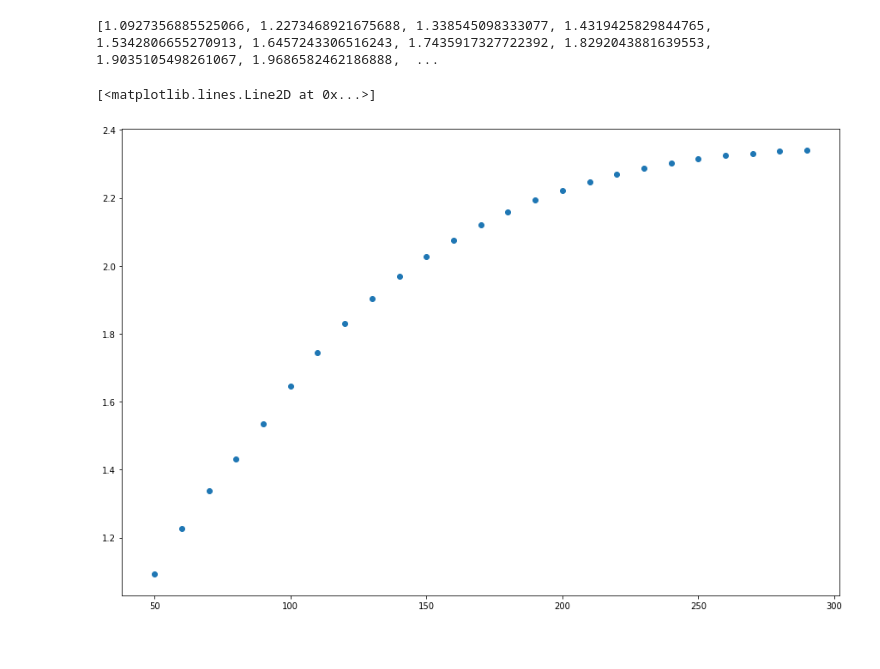
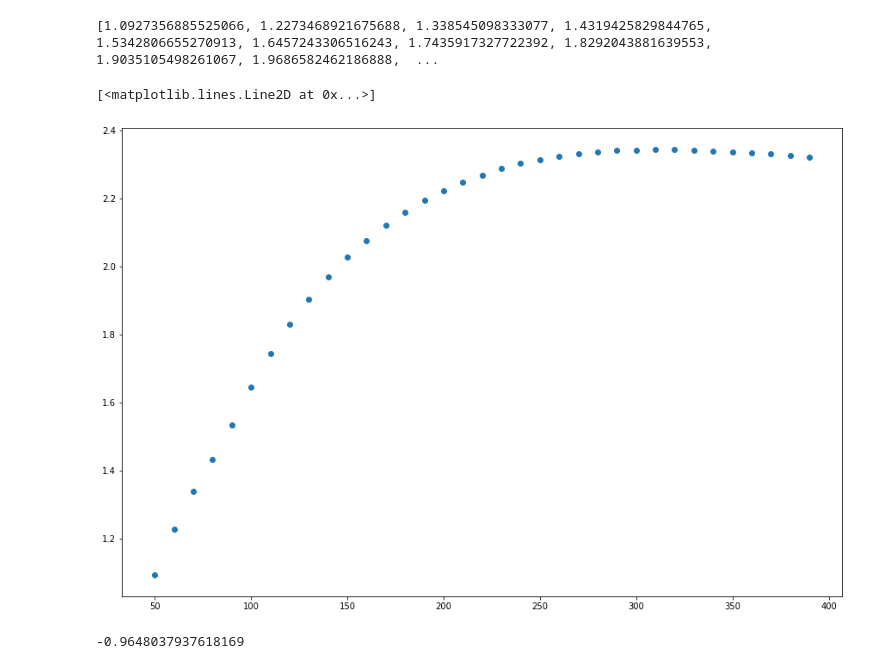
Before and after one commit to qwertpas/saltosim, a Jupyter notebook: notebooks/MAsim.ipynb, the cells around one changed output. Cells and saved outputs as stored; diff of their text form; code cells hidden in the pictures.

Commit message:
optimized param graphs

```diff
--- a/notebooks/MAsim.ipynb
+++ b/notebooks/MAsim.ipynb
@@ -134,16 +137,14 @@ avg motor speed proportion 0.501663374401136
 # %%
-test_ks = np.arange(50, 300, 10)
+test_ks = np.arange(50, 400, 10)
 end_vels = []
 
 for i in test_ks:
     end_vel = solve_end_vel(i, get_TSA_mult, get_link_mult, doPlot=False)
     end_vels.append(end_vel)
 
 print(end_vels)
 plt.plot(test_ks, end_vels, 'o')
-
-#TODO: what's the optimal MA profile? make function where input is MA profile and output is max vel (try diff k).
 # %% [output]
 [1.0927356885525066, 1.2273468921675688, 1.338545098333077, 1.4319425829844765, 1.5342806655270913, 1.6457243306516243, 1.7435917327722392, 1.8292043881639553, 1.9035105498261067, 1.9686582462186888,  ...
 [<matplotlib.lines.Line2D at 0x...>]
-[figure, old version]
+[figure, new version]
@@ -149,0 +153,24 @@ plt.plot(test_ks, end_vels, 'o')
+# %%
+num_divisions = 10
+def objective(param): #param should have length (num_divisions + 2)
+    k = param[0]
+
+    def get_link_mult(foot_pos):
+        cutoffs = np.linspace(max_extension/num_divisions, max_extension, num_divisions)
+        for i in range(num_divisions):
+            if foot_pos < cutoffs[i]:
+                #linear interpolation
+                # return param[i+1] + (foot_pos - cutoffs[i-1])/(cutoffs[1]-cutoffs[0]) * (param[i+2] - param[i+1])
+                return param[i+1]
+            else: return 0
+
+    return -solve_end_vel(k, get_TSA_mult, get_link_mult, doPlot=False)
+
+guesses = np.concatenate(([180], np.full(num_divisions + 1, 0.7)))
+bounds = np.concatenate(([(1, 1000)], np.full([num_divisions + 1, 2], fill_value=(0, 100))))
+
+# print(guesses)
+# print(bounds)
+objective(guesses)
+# %% [output]
+-0.9648037937618169
```
Also changed, not shown: parts of 4 cells of this notebook.
